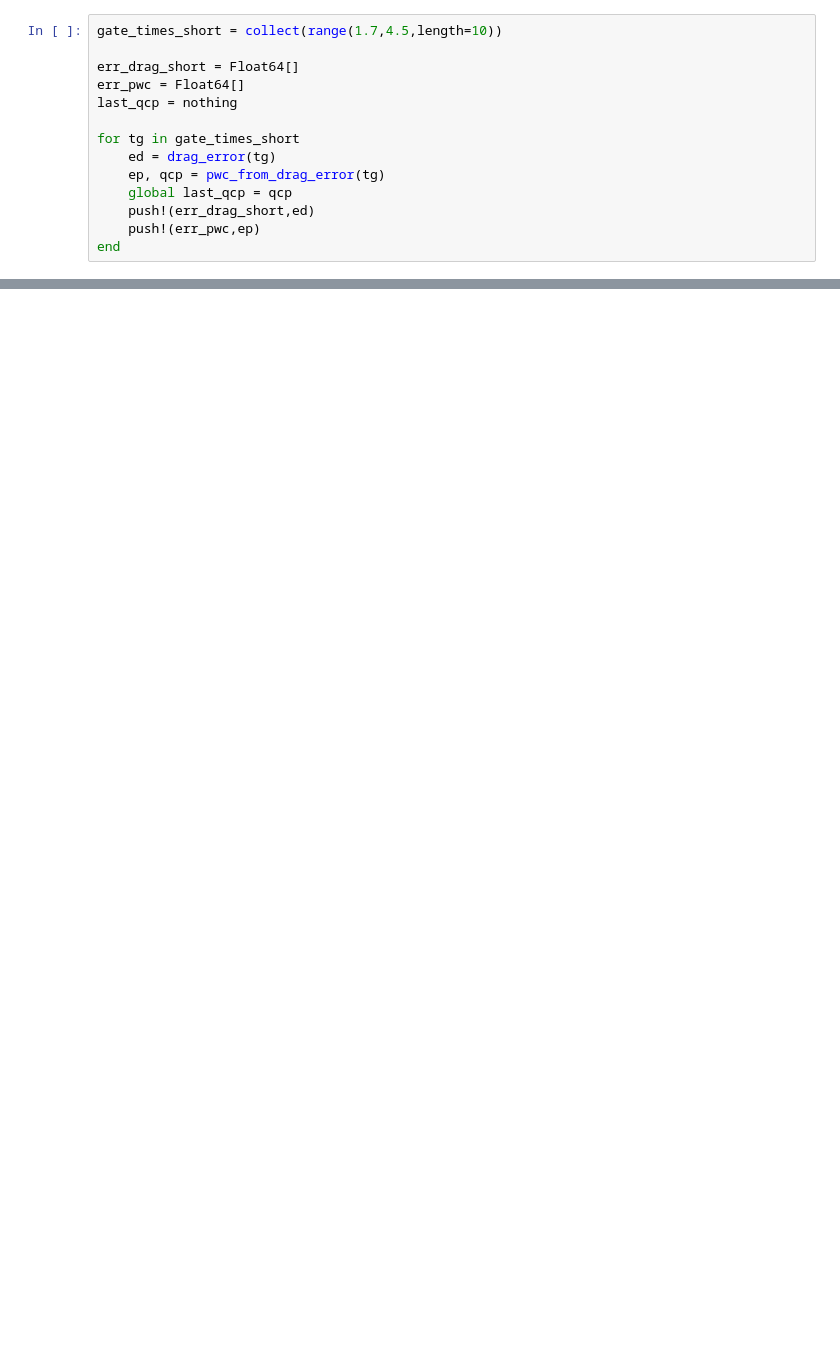
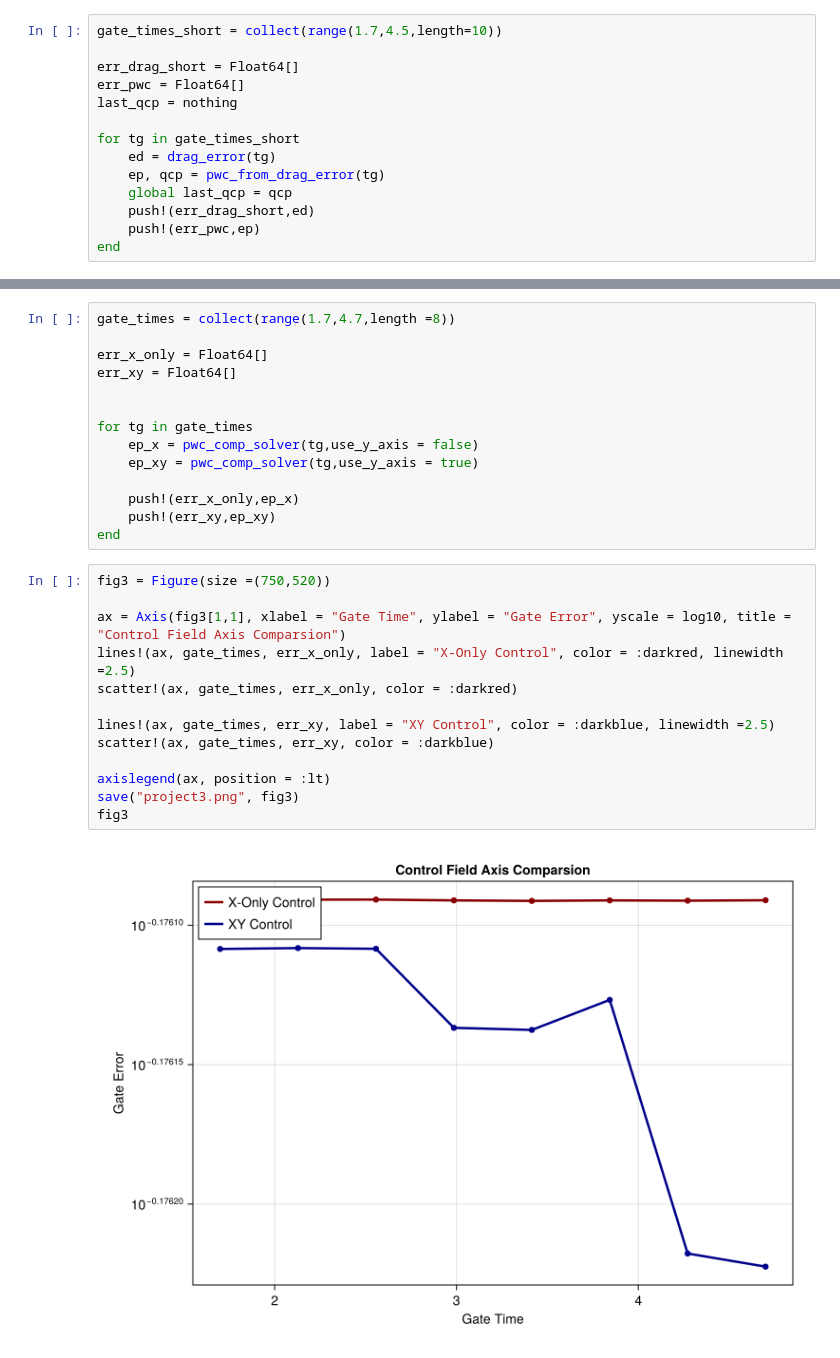
Before and after one commit to xerixa/Quantum, a Jupyter notebook: Week 4/liealgebra.ipynb, the cells around one changed output, grey strips where cells are left out. Drawn from its saved outputs; the diff is of its cells as text; blank space fills up the shorter version.

```diff
--- a/Week 4/liealgebra.ipynb
+++ b/Week 4/liealgebra.ipynb
@@ -190,0 +275,29 @@ save("project2, snallest pwc shortest_gate", current_figure())
+# %%
+gate_times = collect(range(1.7,4.7,length =8))
+
+err_x_only = Float64[]
+err_xy = Float64[]
+
+
+for tg in gate_times
+    ep_x = pwc_comp_solver(tg,use_y_axis = false)
+    ep_xy = pwc_comp_solver(tg,use_y_axis = true)
+
+    push!(err_x_only,ep_x)
+    push!(err_xy,ep_xy)
+end
+# %%
+fig3 = Figure(size =(750,520))
+
+ax = Axis(fig3[1,1], xlabel = "Gate Time", ylabel = "Gate Error", yscale = log10, title = "Control Field Axis Comparsion")
+lines!(ax, gate_times, err_x_only, label = "X-Only Control", color = :darkred, linewidth =2.5)
+scatter!(ax, gate_times, err_x_only, color = :darkred)
+
+lines!(ax, gate_times, err_xy, label = "XY Control", color = :darkblue, linewidth =2.5)
+scatter!(ax, gate_times, err_xy, color = :darkblue)
+
+axislegend(ax, position = :lt)
+save("project3.png", fig3)
+fig3
+# %% [output]
+[figure, added]
```
Also changed, not shown: parts of 8 cells of this notebook, 4 other files.
